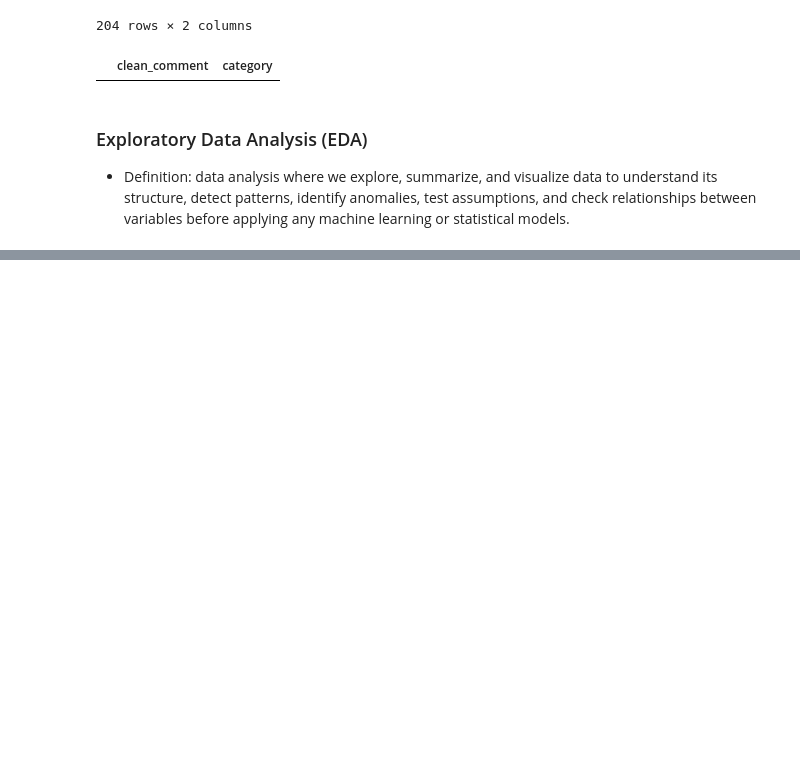
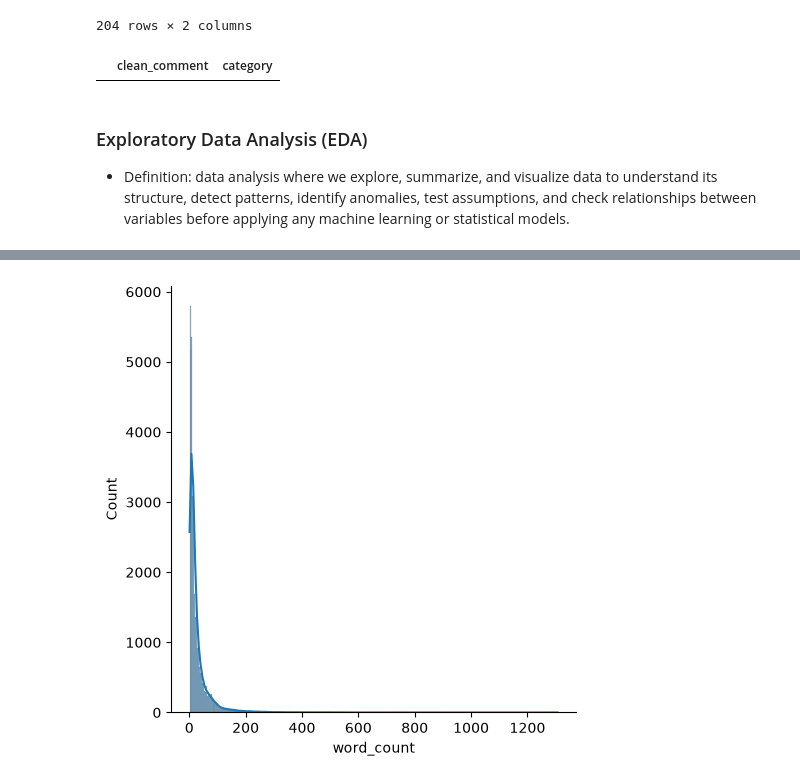
Before and after one commit to HerbertNtim/data-science-lab, a Jupyter notebook: jupyter_works/youtube-sentiment/notebooks/1_Preprocessing_&_EDA.ipynb, the cells around one changed output, grey strips where cells are left out. Cells and saved outputs as stored; diff of their text form; code cells hidden in the pictures; blank space fills up the shorter version.

```diff
--- a/jupyter_works/youtube-sentiment/notebooks/1_Preprocessing_&_EDA.ipynb
+++ b/jupyter_works/youtube-sentiment/notebooks/1_Preprocessing_&_EDA.ipynb
@@ -216,0 +227,3 @@ TypeError: Cannot pass values for both `x` and `y`.
+# %%
+# Creating a new column to count the words
+df['word_count'] = df['clean_comment'].apply(lambda x: len(x.split()))
@@ -216,0 +260,6 @@ TypeError: Cannot pass values for both `x` and `y`.
+# %%
+# Distribution plot for the `word_count`
+# kde parameter stands for Kernel Density Estimation, which overlays a smooth, continuous curve representing the estimated probability density function of the data.
+sns.displot(df['word_count'], kde=True);
+# %% [output]
+[figure, added]
```
Also changed, not shown: parts of 7 cells of this notebook.
